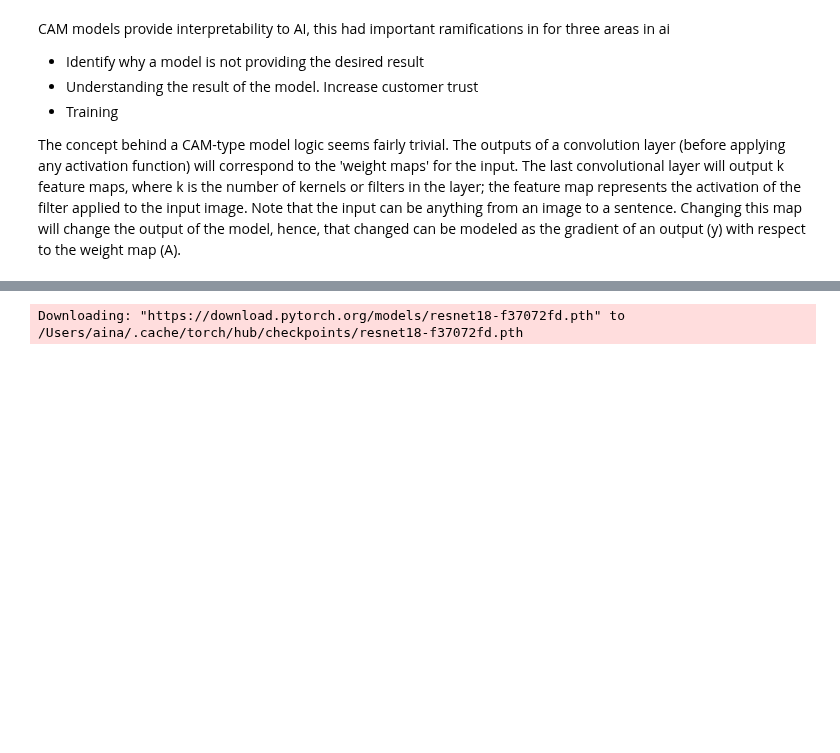
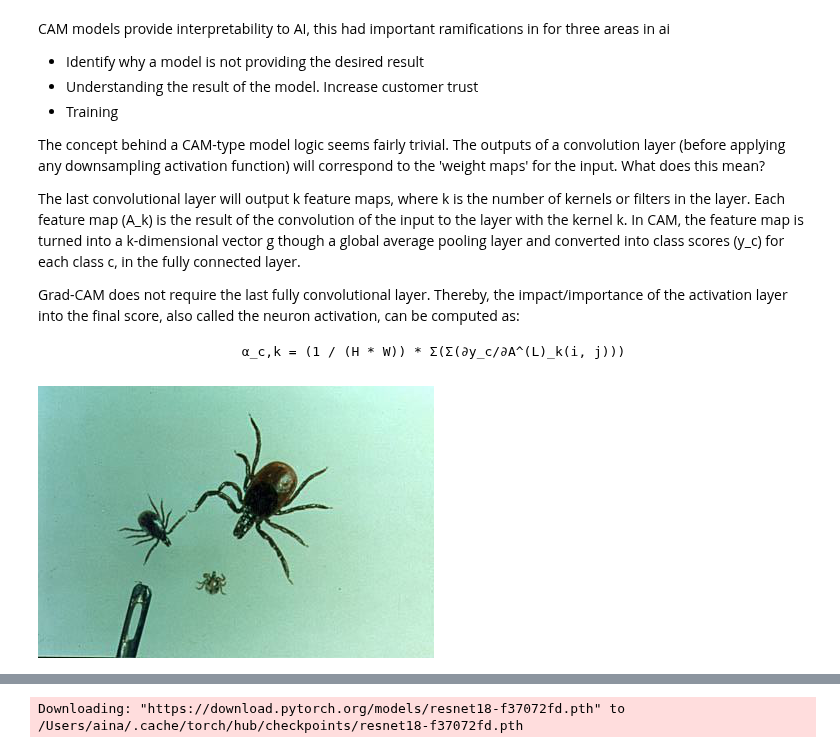
Before and after one commit to ainatersol/CAM, a Jupyter notebook: CAM - Exploration.ipynb, the cells around one changed output, grey strips where cells are left out. Drawn from its saved outputs; the diff is of its cells as text; code cells hidden in the pictures; blank space fills up the shorter version.

```diff
--- a/CAM - Exploration.ipynb
+++ b/CAM - Exploration.ipynb
@@ -12,4 +27,10 @@ CAM models provide interpretability to AI, this had important ramifications in f
 -  Understanding the result of the model. Increase customer trust
 -  Training
 
-The concept behind a CAM-type model logic seems fairly trivial. The outputs of a convolution layer (before applying any activation function) will correspond to the 'weight maps' for the input. The last convolutional layer will output k feature maps, where k is the number of kernels or filters in the layer; the feature map represents the activation of the filter applied to the input image. Note that the input can be anything from an image to a sentence. Changing this map will change the output of the model, hence, that changed can be modeled as the gradient of an output (y) with respect to the weight map (A).
+The concept behind a CAM-type model logic seems fairly trivial. The outputs of a convolution layer (before applying any downsampling activation function) will correspond to the 'weight maps' for the input. What does this mean?
+
+The last convolutional layer will output k feature maps, where k is the number of kernels or filters in the layer. Each feature map (A_k) is the result of the convolution of the input to the layer with the kernel k. In CAM, the feature map is turned into a k-dimensional vector g though a global average pooling layer and converted into class scores (y_c) for each class c, in the fully connected layer.
+
+Grad-CAM does not require the last fully convolutional layer. Thereby, the impact/importance of the activation layer into the final score, also called the neuron activation, can be computed as:
+
+                            α_c,k = (1 / (H * W)) * Σ(Σ(∂y_c/∂A^(L)_k(i, j)))
@@ -15,0 +44,6 @@ The concept behind a CAM-type model logic seems fairly trivial. The outputs of a
+# %%
+ROOT_DIR = os.path.abspath(os.path.dirname(__name__))
+img = Image.open(os.path.join(ROOT_DIR, 'Data', os.listdir('Data')[0]))
+img
+# %% [output]
+[figure, added]
```
Also changed, not shown: parts of 18 cells of this notebook, 4 other files.
